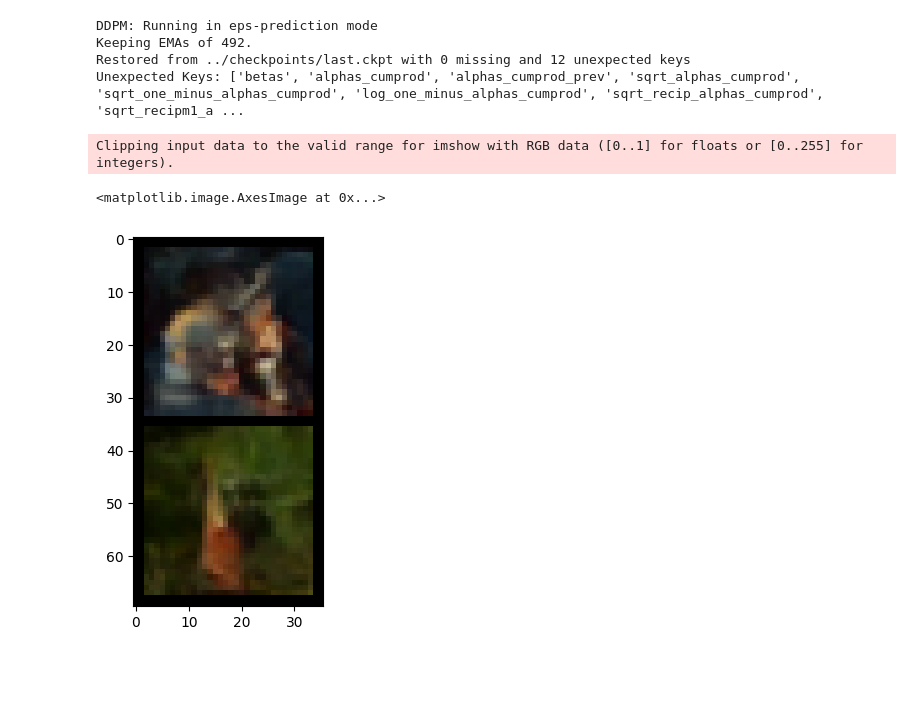
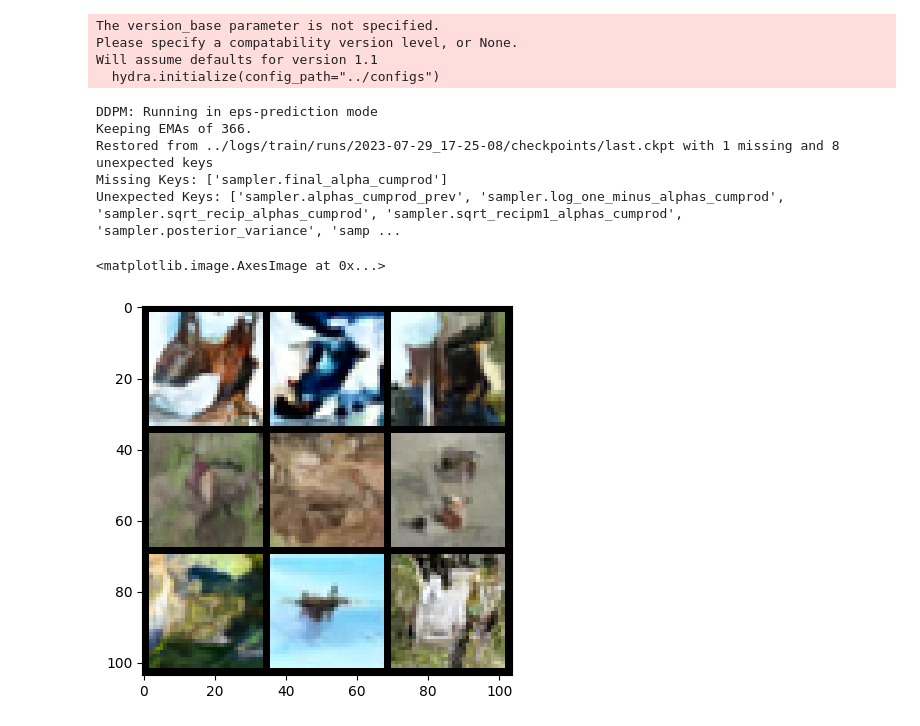
Before and after one commit to hoang1007/waiffusion, a Jupyter notebook: notebooks/test.ipynb, the cells around one changed output. Saved outputs shown, nothing was run; the diff lists cells and outputs as text; code cells hidden in the pictures; blank space fills up the shorter version.

```diff
--- a/notebooks/test.ipynb
+++ b/notebooks/test.ipynb
@@ -4,29 +13,43 @@ from omegaconf import OmegaConf
 import pyrootutils
 
 root = pyrootutils.setup_root(".", pythonpath=True)
-model_cfg = OmegaConf.load(root / "configs" / "model" / "ddpm_cifar.yaml")
-model_cfg.ckpt_path = "../checkpoints/last.ckpt"
+try:
+    hydra.initialize(config_path="../configs")
+except Exception as e:
+    print(e)
+    print("Config path already initialized!")
+    pass
+
+model_cfg = hydra.compose("../configs/model/ddpm_cifar.yaml", overrides=["+trainer.max_epochs=10"])['']['']['']['configs']['model']
+# model_cfg.ckpt_path = get_last_checkpoint('../logs/train/runs')
 model = hydra.utils.instantiate(model_cfg)
+model.init_from_ckpt(get_last_checkpoint('../logs/train/runs'))
+model = model.cuda()
 # %% [output]
-DDPM: Running in eps-prediction mode
-Keeping EMAs of 492.
-Restored from ../checkpoints/last.ckpt with 0 missing and 12 unexpected keys
-Unexpected Keys: ['betas', 'alphas_cumprod', 'alphas_cumprod_prev', 'sqrt_alphas_cumprod', 'sqrt_one_minus_alphas_cumprod', 'log_one_minus_alphas_cumprod', 'sqrt_recip_alphas_cumprod', 'sqrt_recipm1_a ...
+The version_base parameter is not specified.
+Please specify a compatability version level, or None.
+Will assume defaults for version 1.1
+  hydra.initialize(config_path="../configs")
+DDPM: Running in eps-prediction mode
+Keeping EMAs of 366.
+Restored from ../logs/train/runs/2023-07-29_17-25-08/checkpoints/last.ckpt with 1 missing and 8 unexpected keys
+Missing Keys: ['sampler.final_alpha_cumprod']
+Unexpected Keys: ['sampler.alphas_cumprod_prev', 'sampler.log_one_minus_alphas_cumprod', 'sampler.sqrt_recip_alphas_cumprod', 'sampler.sqrt_recipm1_alphas_cumprod', 'sampler.posterior_variance', 'samp ...
 # %%
 import torch
 torch.cuda.empty_cache()
-model = model.cuda()
-
-n_samples = 2
+model.sampler.set_timesteps(50)
+model.sampler.eta = 0.2
+model.sampler.use_clipped_model_output = True
+n_samples = 9
 samples = model.sample(batch_size=n_samples)
 # %%
 import matplotlib.pyplot as plt
 from torchvision.utils import make_grid
 from math import sqrt
-grid = make_grid(samples.cpu(), nrow=int(sqrt(n_samples)))
+grid = make_grid((samples.cpu() + 1) / 2, nrow=int(sqrt(n_samples)))
 
 plt.imshow(grid.moveaxis(0, -1).numpy())
 # %% [output]
-Clipping input data to the valid range for imshow with RGB data ([0..1] for floats or [0..255] for integers).
+<matplotlib.image.AxesImage at 0x...>
-<matplotlib.image.AxesImage at 0x...>
-[figure, old version]
+[figure, new version]
```
Also changed, not shown: parts of 1 cell of this notebook.
